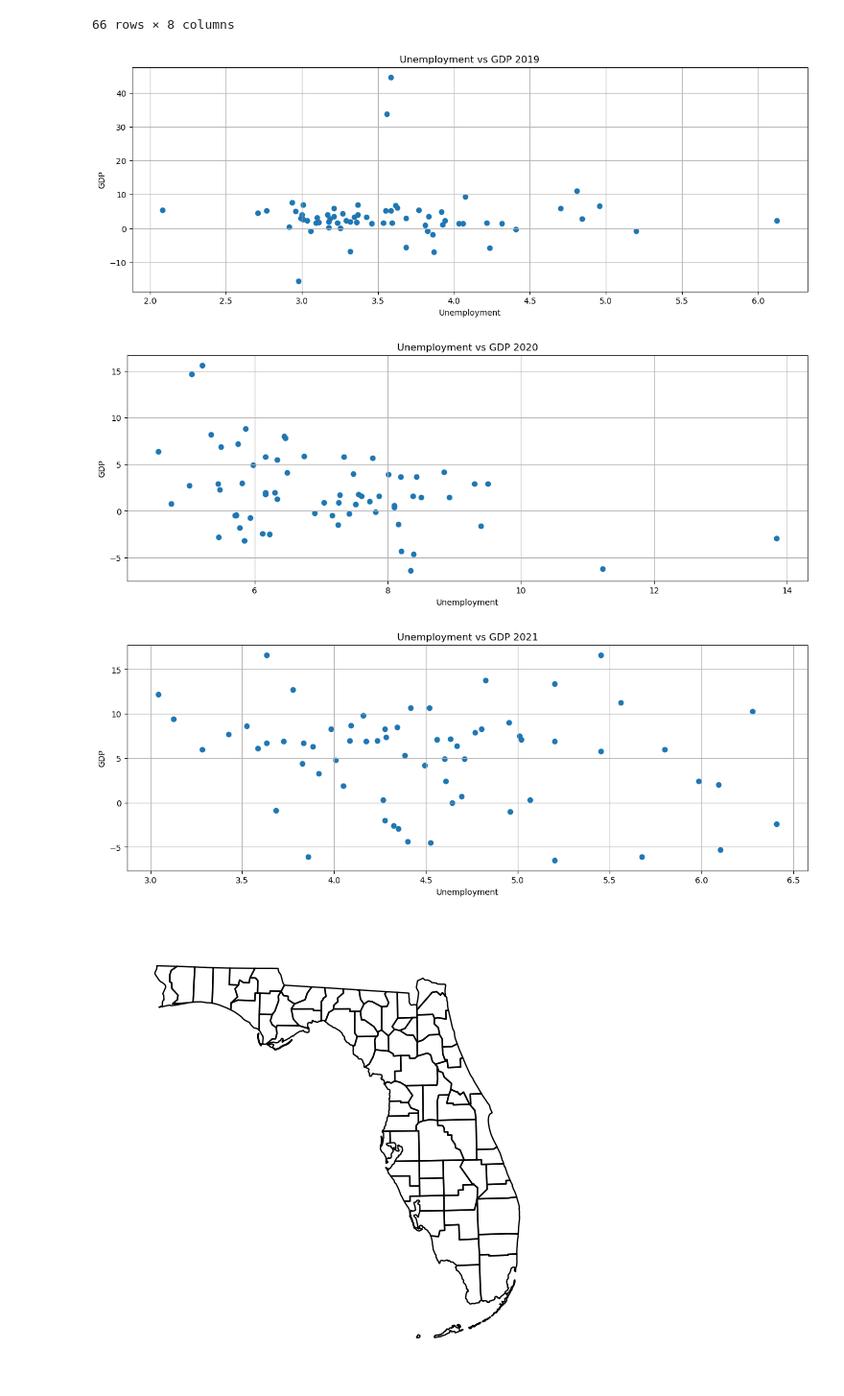
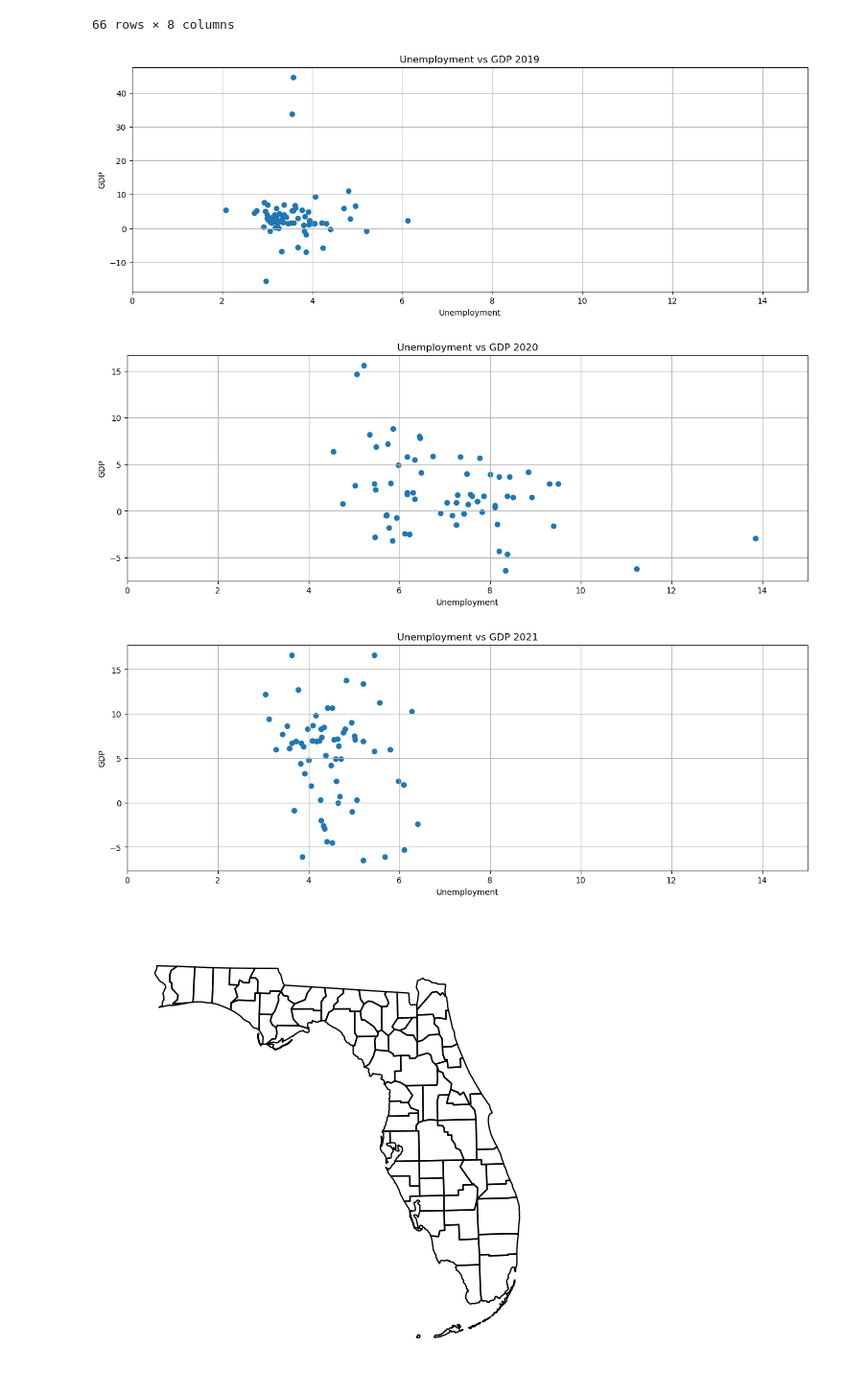
Before and after one commit to UDoWhile/Project-1, a Jupyter notebook: main_antoine.ipynb, the cells around one changed output. Shown at 96% size. Cells and saved outputs as stored; diff of their text form; code cells hidden in the pictures.

Commit message:
FIxed scale on scatter plots

```diff
--- a/main_antoine.ipynb
+++ b/main_antoine.ipynb
@@ -362,28 +362,30 @@ plt.xlabel('Unemployment')
 plt.ylabel('GDP')
 plt.title('Unemployment vs GDP 2019')
 plt.grid(True)
+plt.xlim(0, 15)
 
 # Show plot
 plt.show()
 # %% [output]
-[figure, old version]
+[figure, new version]
 # %%
 # Plotting GDP vs. Unemployment for each year
 plt.figure(figsize=(15, 5))
 
 # Plotting for each year
 plt.scatter(final_merge['Unemployment_2020'], final_merge['GDP_2020'])
 
 # Adding labels and title
 plt.xlabel('Unemployment')
 plt.ylabel('GDP')
 plt.title('Unemployment vs GDP 2020')
 plt.grid(True)
+plt.xlim(0, 15)
 
 # Show plot
 plt.show()
 # %% [output]
-[figure, old version]
+[figure, new version]
 # %%
 # Plotting GDP vs. Unemployment for each year
 plt.figure(figsize=(15, 5))
@@ -396,11 +398,12 @@ plt.xlabel('Unemployment')
 plt.ylabel('GDP')
 plt.title('Unemployment vs GDP 2021')
 plt.grid(True)
+plt.xlim(0, 15)
 
 # Show plot
 plt.show()
 # %% [output]
-[figure, old version]
+[figure, new version]
 # %%
 # Load the json file with county coordinates
 geoData = gpd.read_file(
```
